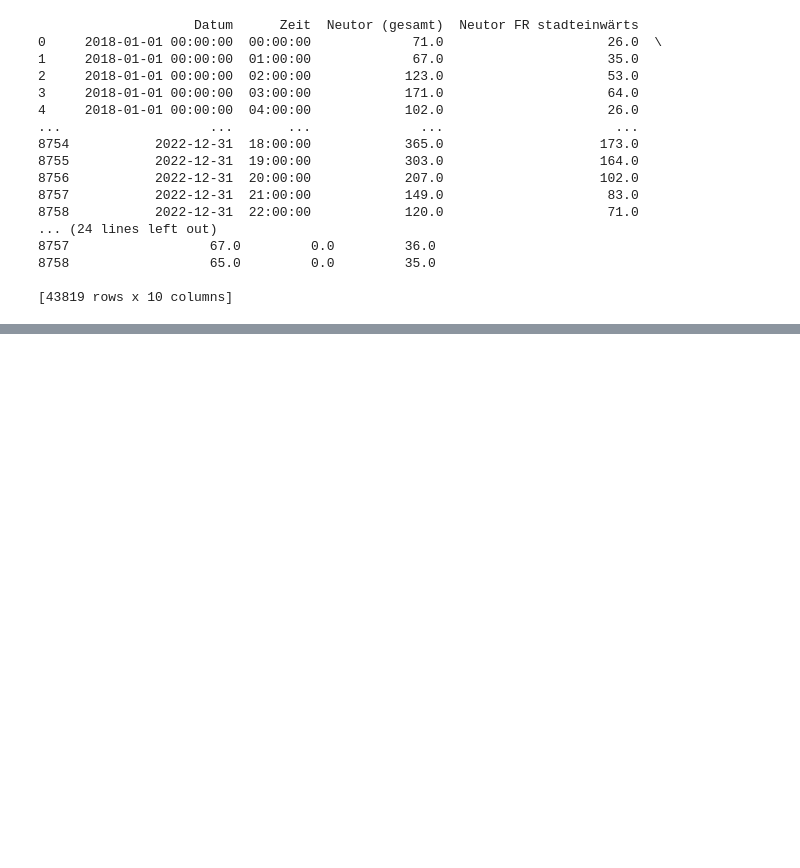
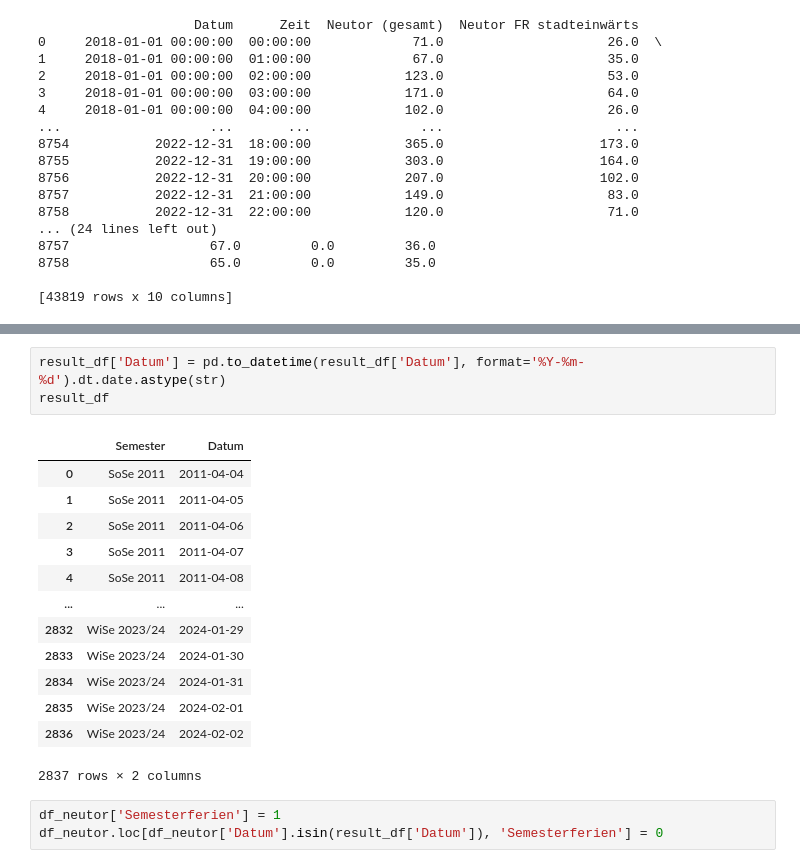
Before and after one commit to DanielZlln/bachelorthesis, a Jupyter notebook: data/clean_data.ipynb, the cells around one changed output, grey strips where cells are left out. Drawn from its saved outputs; the diff is of its cells as text; blank space fills up the shorter version.

```diff
--- a/data/clean_data.ipynb
+++ b/data/clean_data.ipynb
@@ -396,0 +479,20 @@ files
+# %%
+result_df['Datum'] = pd.to_datetime(result_df['Datum'], format='%Y-%m-%d').dt.date.astype(str)
+result_df
+# %% [output]
+|  | Semester | Datum |
+| 0 | SoSe 2011 | 2011-04-04 |
+| 1 | SoSe 2011 | 2011-04-05 |
+| 2 | SoSe 2011 | 2011-04-06 |
+| 3 | SoSe 2011 | 2011-04-07 |
+| 4 | SoSe 2011 | 2011-04-08 |
+| ... | ... | ... |
+| 2832 | WiSe 2023/24 | 2024-01-29 |
+| 2833 | WiSe 2023/24 | 2024-01-30 |
+| 2834 | WiSe 2023/24 | 2024-01-31 |
+| 2835 | WiSe 2023/24 | 2024-02-01 |
+| 2836 | WiSe 2023/24 | 2024-02-02 |
+2837 rows × 2 columns
+# %%
+df_neutor['Semesterferien'] = 1
+df_neutor.loc[df_neutor['Datum'].isin(result_df['Datum']), 'Semesterferien'] = 0
```
Also changed, not shown: parts of 15 cells of this notebook, 3 other files.
